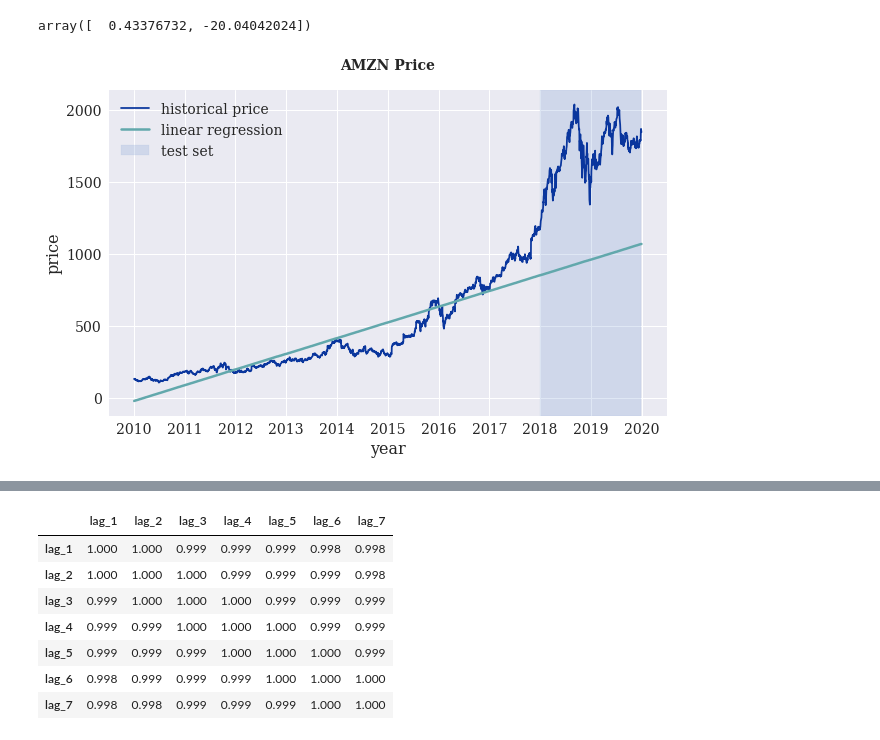
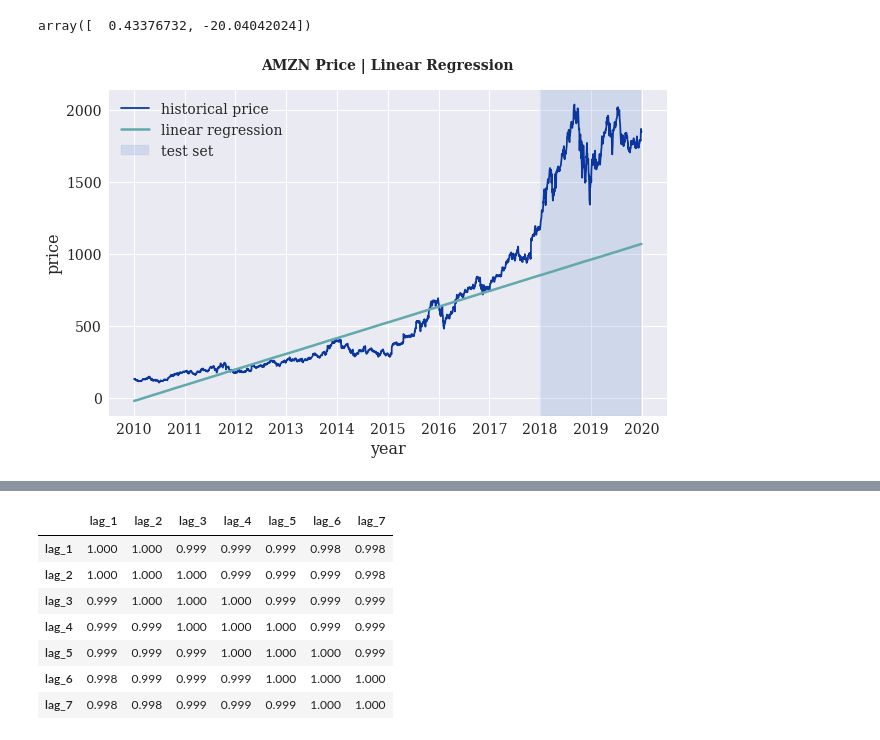
Before and after one commit to mateomarks/Algorithmic-Trading, a Jupyter notebook: 02 ML Based Strategies.ipynb, the cells around one changed output, grey strips where cells are left out. Drawn from its saved outputs; the diff is of its cells as text; code cells hidden in the pictures.

```diff
--- a/02 ML Based Strategies.ipynb
+++ b/02 ML Based Strategies.ipynb
@@ -69,13 +69,13 @@ array([  0.43376732, -20.04042024])
 # %%
 fig = plt.figure(figsize=(10, 6))
 ax = plt.axes()
 ax.plot(LR.index,LR['price'],label='historical price', color='#0A369D')
 ax.plot(LR.index, np.polyval(reg, LR['indx']), lw=2.5,
          label='linear regression', color='#62a8ac')
-ax.axvspan(LR.index[split], LR.index[len(LM)-1], alpha=0.25, color='#80A1D4', label='test set')
-ax.set_title('AMZN Price',fontweight="bold", pad=20)
+ax.axvspan(LR.index[split], LR.index[len(LR)-1], alpha=0.25, color='#80A1D4', label='test set')
+ax.set_title('AMZN Price | Linear Regression',fontweight="bold", pad=20)
 ax.set_xlabel('year')
 ax.set_ylabel('price')
 plt.legend(loc=0);
 # %% [output]
-[figure, old version]
+[figure, new version]
```
Also changed, not shown: parts of 13 cells of this notebook.
